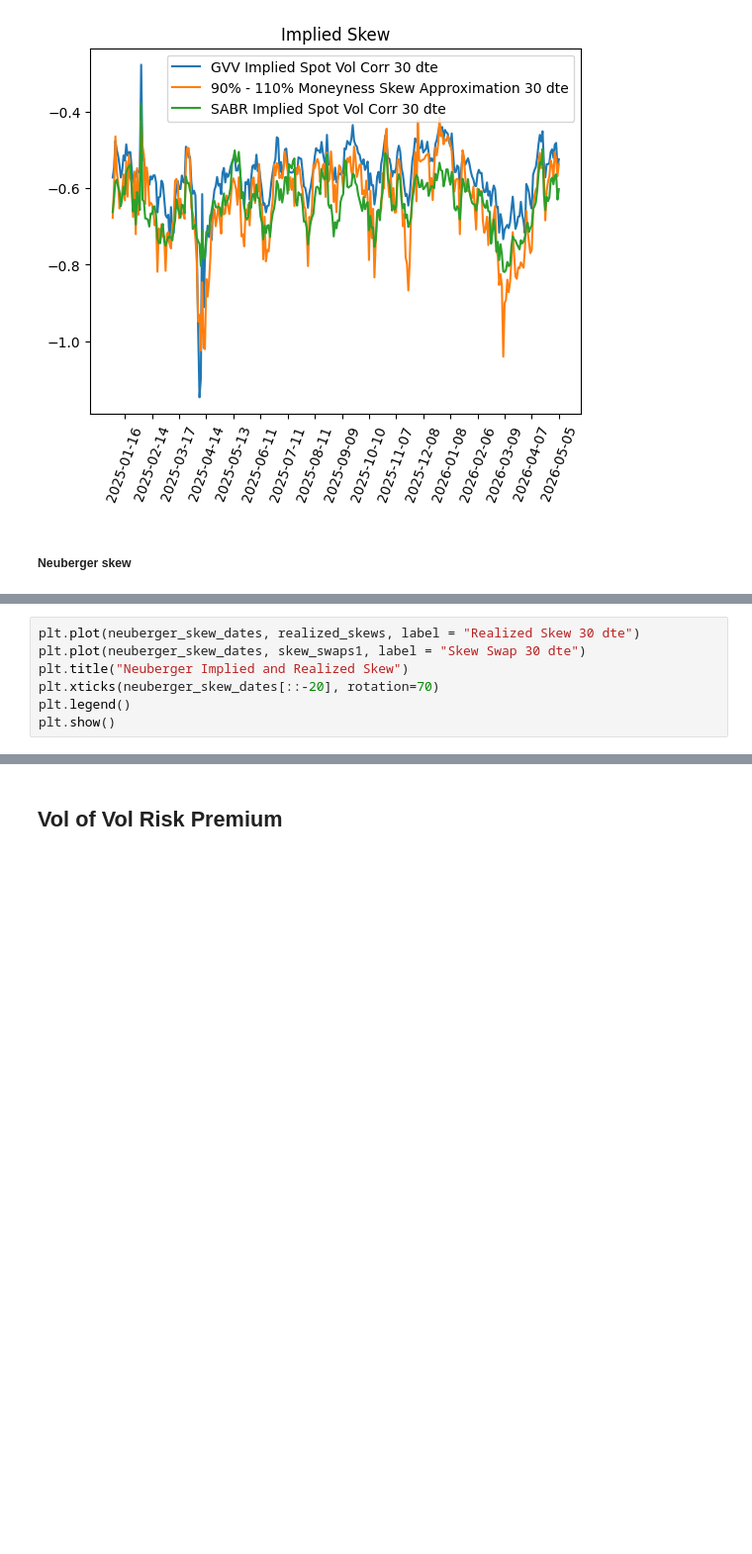
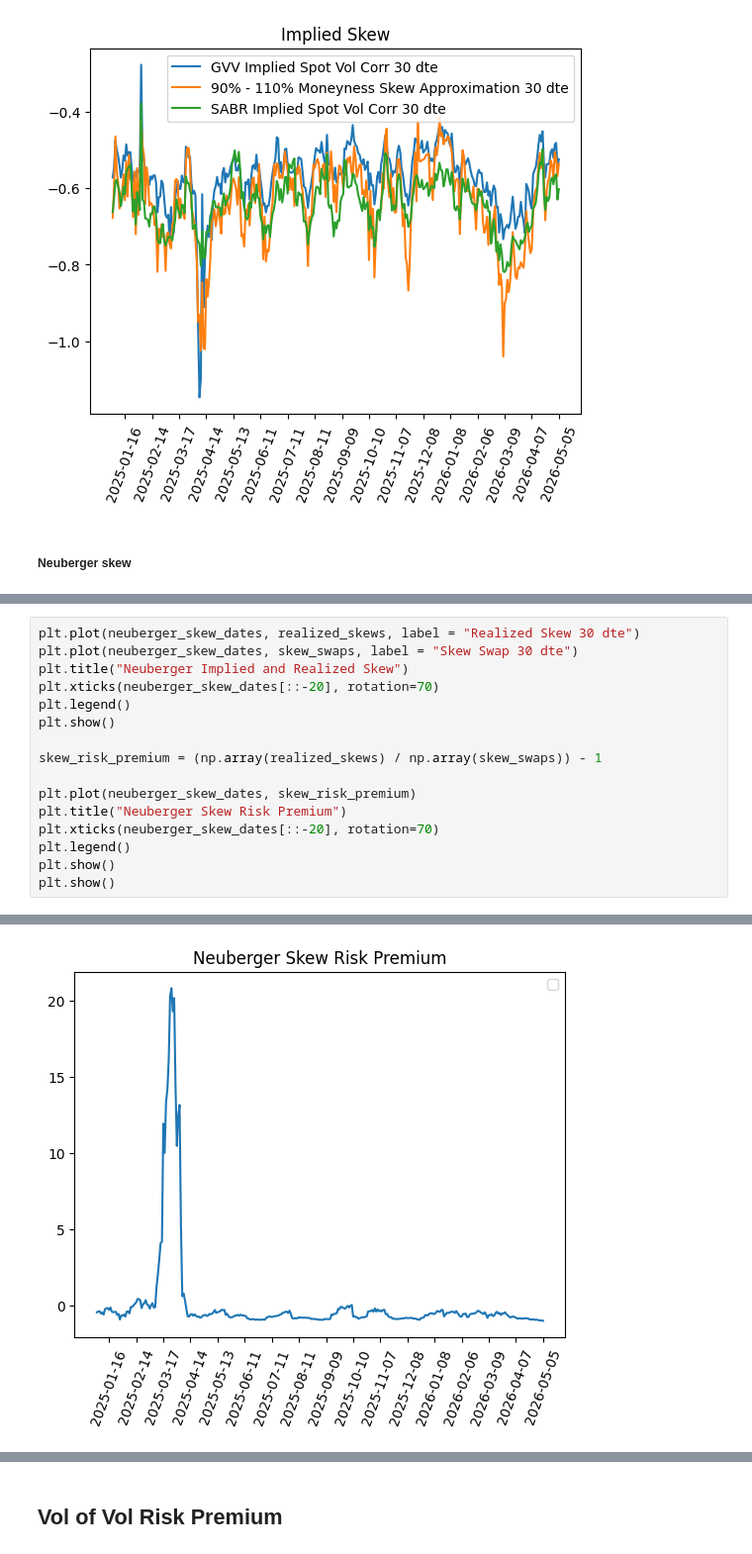
Before and after one commit to dibiasej/Volatility-Surface-Risk-Premiums, a Jupyter notebook: risk_premiums.ipynb, the cells around one changed output, grey strips where cells are left out. Shown at 99% size. Drawn from its saved outputs; the diff is of its cells as text; blank space fills up the shorter version.

```diff
--- a/risk_premiums.ipynb
+++ b/risk_premiums.ipynb
@@ -149,10 +191,20 @@ realized_skews = an.rolling_analytics.realized_values.realized_skew_neuberger(30
 # %%
 plt.plot(neuberger_skew_dates, realized_skews, label = "Realized Skew 30 dte")
-plt.plot(neuberger_skew_dates, skew_swaps1, label = "Skew Swap 30 dte")
+plt.plot(neuberger_skew_dates, skew_swaps, label = "Skew Swap 30 dte")
 plt.title("Neuberger Implied and Realized Skew")
 plt.xticks(neuberger_skew_dates[::-20], rotation=70)
 plt.legend()
 plt.show()
+
+skew_risk_premium = (np.array(realized_skews) / np.array(skew_swaps)) - 1
+
+plt.plot(neuberger_skew_dates, skew_risk_premium)
+plt.title("Neuberger Skew Risk Premium")
+plt.xticks(neuberger_skew_dates[::-20], rotation=70)
+plt.legend()
+plt.show()
+plt.show()
 # %% [output]
 [figure]
+[figure, added]
 # %%
```
Also changed, not shown: parts of 8 cells of this notebook.
